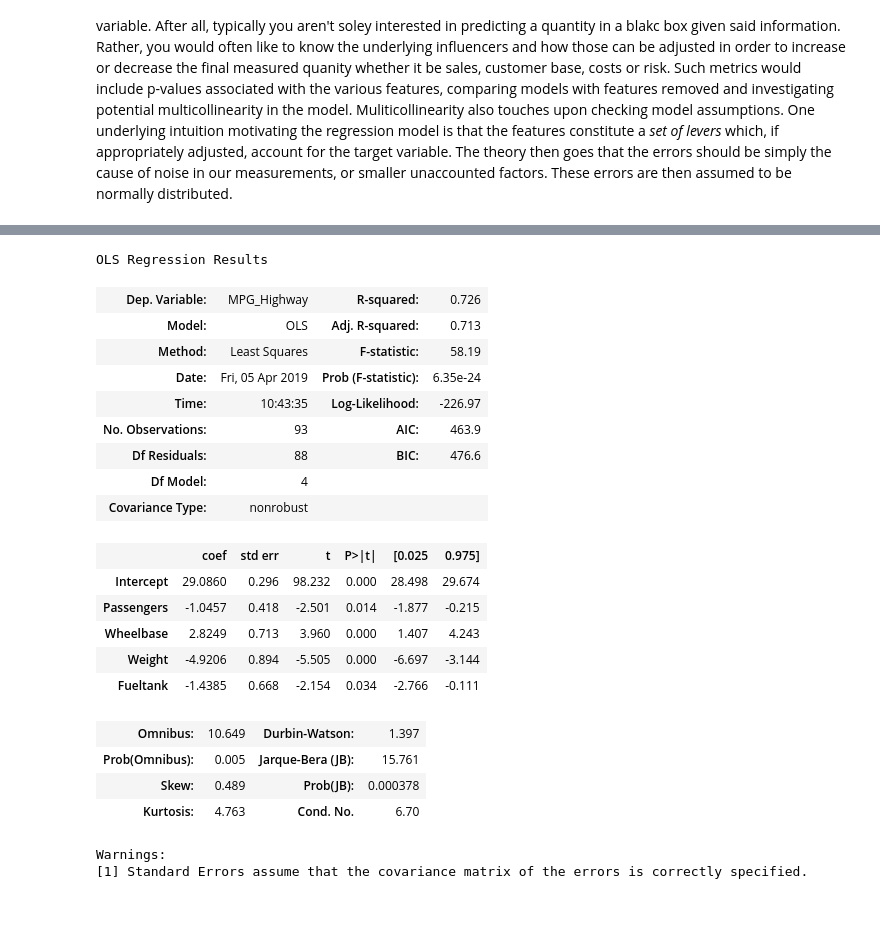
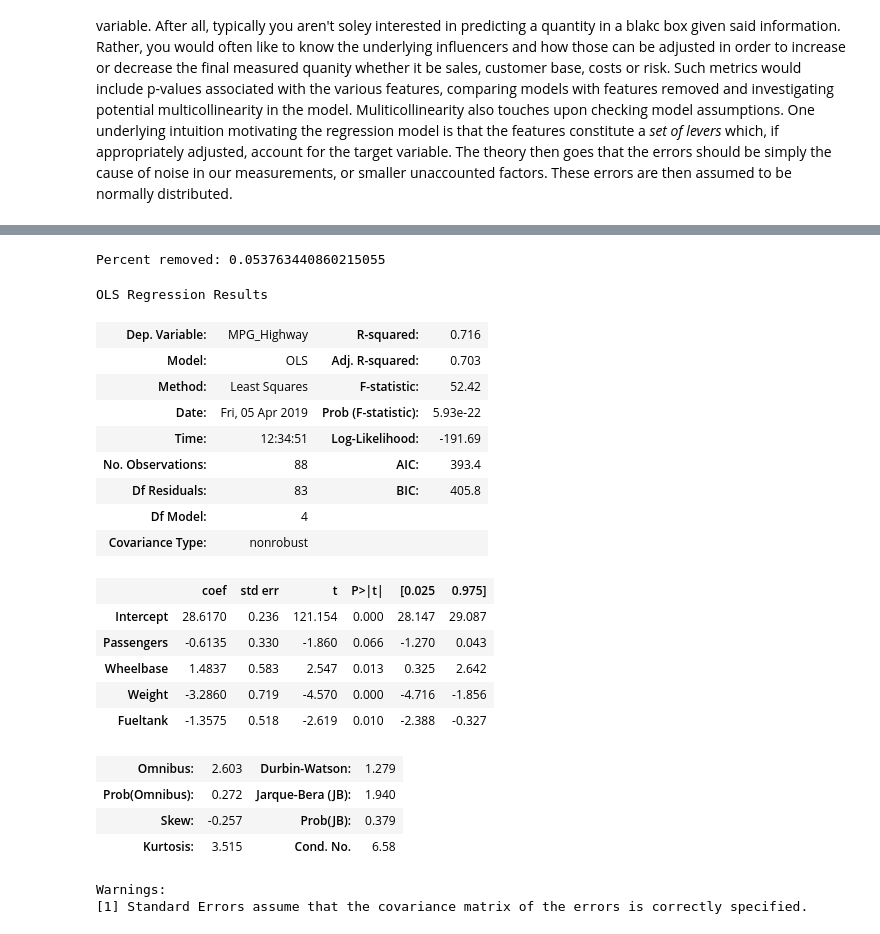
Before and after one commit to zaborowm/dsc-modeling-your-data-nyc-ds-career-042219, a Jupyter notebook: index.ipynb, the cells around one changed output, grey strips where cells are left out. Drawn from its saved outputs; the diff is of its cells as text; code cells hidden in the pictures.

Commit message:
updated lesson with practical examples, regression analysis and successive refinement

```diff
--- a/index.ipynb
+++ b/index.ipynb
@@ -110,30 +265,33 @@ plt.show()
 # %%
+subset = df[df['MPG_Highway']<38]
+print('Percent removed:',(len(df) - len(subset))/len(df))
 outcome = 'MPG_Highway'
-x_cols = ['Passengers', 'Wheelbase', 'Weight', 'Fueltank'] #Width could also arguably be remove
+x_cols = ['Passengers', 'Wheelbase', 'Weight', 'Fueltank']
 predictors = '+'.join(x_cols)
 formula = outcome + "~" + predictors
-model = ols(formula=formula, data=df).fit()
+model = ols(formula=formula, data=subset).fit()
 model.summary()
 # %% [output]
-OLS Regression Results
+Percent removed: 0.053763440860215055
+OLS Regression Results
-| Dep. Variable: | MPG_Highway | R-squared: | 0.726 |
-| Model: | OLS | Adj. R-squared: | 0.713 |
-| Method: | Least Squares | F-statistic: | 58.19 |
-| Date: | Fri, 05 Apr 2019 | Prob (F-statistic): | 6.35e-24 |
-| Time: | 10:43:35 | Log-Likelihood: | -226.97 |
-| No. Observations: | 93 | AIC: | 463.9 |
-| Df Residuals: | 88 | BIC: | 476.6 |
+| Dep. Variable: | MPG_Highway | R-squared: | 0.716 |
+| Model: | OLS | Adj. R-squared: | 0.703 |
+| Method: | Least Squares | F-statistic: | 52.42 |
+| Date: | Fri, 05 Apr 2019 | Prob (F-statistic): | 5.93e-22 |
+| Time: | 12:34:51 | Log-Likelihood: | -191.69 |
+| No. Observations: | 88 | AIC: | 393.4 |
+| Df Residuals: | 83 | BIC: | 405.8 |
 | Df Model: | 4 |  |  |
 | Covariance Type: | nonrobust |  |  |
 |  | coef | std err | t | P>|t| | [0.025 | 0.975] |
-| Intercept | 29.0860 | 0.296 | 98.232 | 0.000 | 28.498 | 29.674 |
-| Passengers | -1.0457 | 0.418 | -2.501 | 0.014 | -1.877 | -0.215 |
-| Wheelbase | 2.8249 | 0.713 | 3.960 | 0.000 | 1.407 | 4.243 |
-| Weight | -4.9206 | 0.894 | -5.505 | 0.000 | -6.697 | -3.144 |
-| Fueltank | -1.4385 | 0.668 | -2.154 | 0.034 | -2.766 | -0.111 |
+| Intercept | 28.6170 | 0.236 | 121.154 | 0.000 | 28.147 | 29.087 |
+| Passengers | -0.6135 | 0.330 | -1.860 | 0.066 | -1.270 | 0.043 |
+| Wheelbase | 1.4837 | 0.583 | 2.547 | 0.013 | 0.325 | 2.642 |
+| Weight | -3.2860 | 0.719 | -4.570 | 0.000 | -4.716 | -1.856 |
+| Fueltank | -1.3575 | 0.518 | -2.619 | 0.010 | -2.388 | -0.327 |
-| Omnibus: | 10.649 | Durbin-Watson: | 1.397 |
-| Prob(Omnibus): | 0.005 | Jarque-Bera (JB): | 15.761 |
-| Skew: | 0.489 | Prob(JB): | 0.000378 |
-| Kurtosis: | 4.763 | Cond. No. | 6.70 |
+| Omnibus: | 2.603 | Durbin-Watson: | 1.279 |
+| Prob(Omnibus): | 0.272 | Jarque-Bera (JB): | 1.940 |
+| Skew: | -0.257 | Prob(JB): | 0.379 |
+| Kurtosis: | 3.515 | Cond. No. | 6.58 |
-Warnings:
-[1] Standard Errors assume that the covariance matrix of the errors is correctly specified.
+Warnings:
+[1] Standard Errors assume that the covariance matrix of the errors is correctly specified.
```
Also changed, not shown: parts of 37 cells of this notebook, 5 other files.
